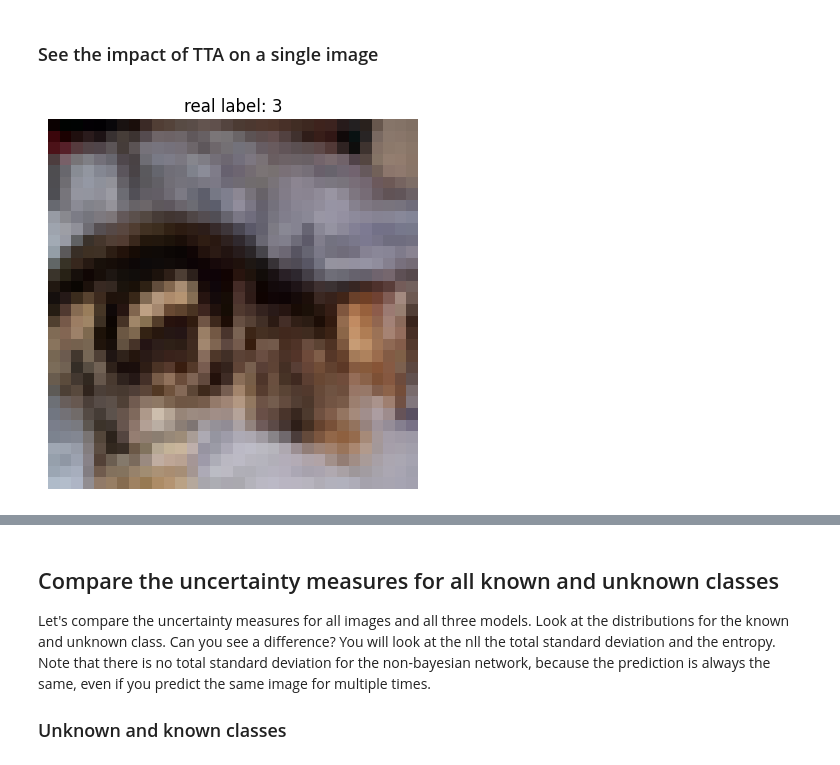
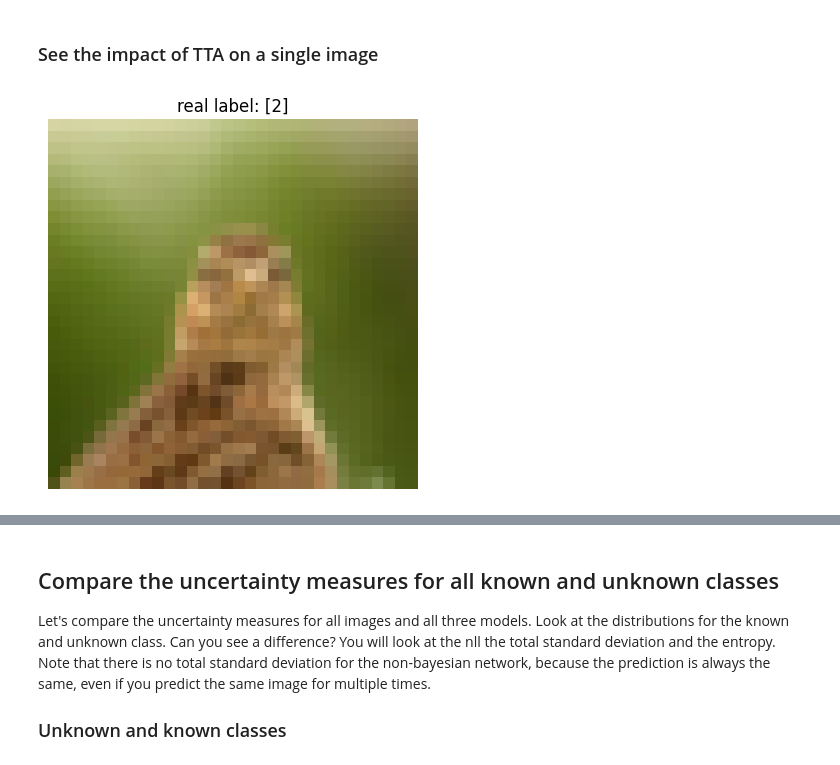
Before and after one commit to RachelRamirez/tta, a Jupyter notebook: TTA_experiments_only.ipynb, the cells around one changed output, grey strips where cells are left out. Saved outputs shown, nothing was run; the diff lists cells and outputs as text; code cells hidden in the pictures.

```diff
--- a/TTA_experiments_only.ipynb
+++ b/TTA_experiments_only.ipynb
@@ -850,13 +846,13 @@ See Misclassified Images
 # %% [markdown]
 ### See the impact of TTA on a single image
 # %%
-image_ix = 1
-test_image = x_val[image_ix]
+image_ix = 9
+test_image = x_test[image_ix]
 plt.imshow(revertscale_fn(test_image)/255)
-plt.title(f'real label: {np.argmax(y_val[image_ix])}')
+plt.title(f'real label: {(y_test[image_ix])}')
 plt.axis('off');
 # %% [output]
-[figure, old version]
+[figure, new version]
 # %%
 plt.figure(figsize=(20,14))
 predictions_tta_idx = []
```
Also changed, not shown: parts of 9 cells of this notebook.
